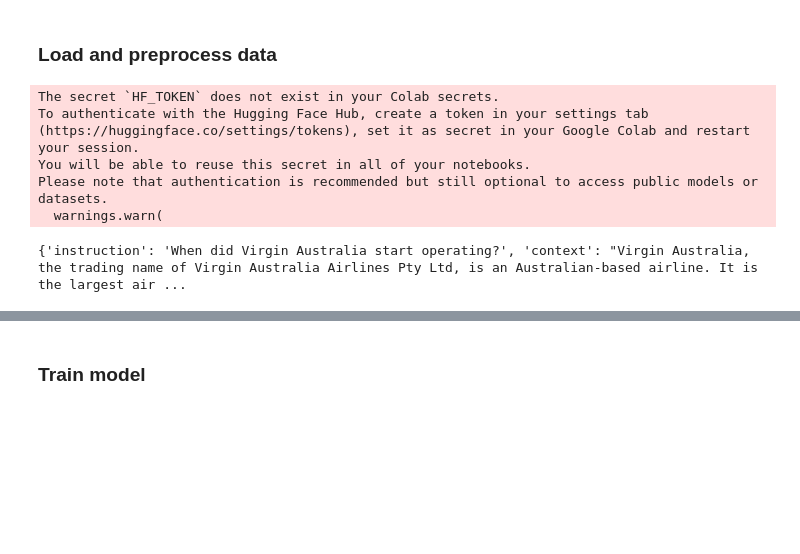
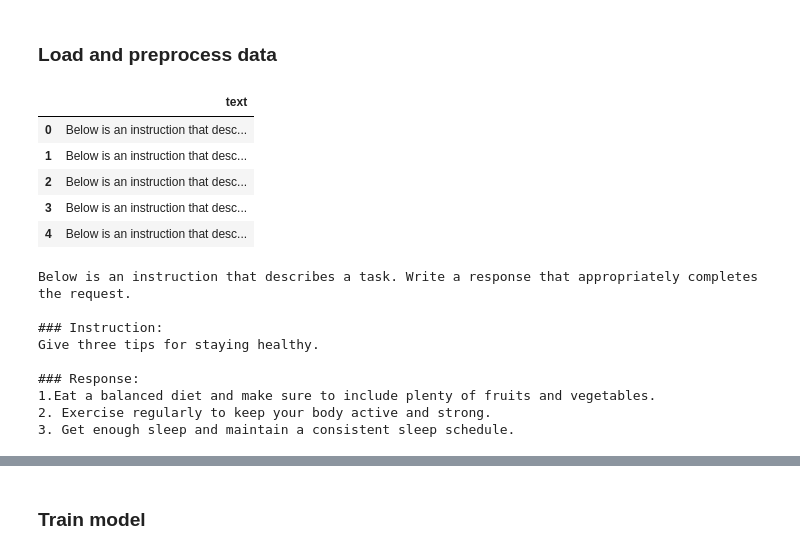
Before and after one commit to hastur66/qGPT2Chat, a Jupyter notebook: notebooks/gpt2_instruct_tune.ipynb, the cells around one changed output, grey strips where cells are left out. Cells and saved outputs as stored; diff of their text form; code cells hidden in the pictures; blank space fills up the shorter version.

```diff
--- a/notebooks/gpt2_instruct_tune.ipynb
+++ b/notebooks/gpt2_instruct_tune.ipynb
@@ -14,20 +18,29 @@ tf.config.list_physical_devices('GPU')
 # %% [markdown]
 ### Load and preprocess data
 # %%
-dataset = datasets.load_dataset("tatsu-lab/alpaca", split="trian")
+dataset = datasets.load_dataset("tatsu-lab/alpaca", split="train")
 df = pd.DataFrame(dataset)
 df = df[['text']]
 df.head()
 # %% [output]
-The secret `HF_TOKEN` does not exist in your Colab secrets.
-To authenticate with the Hugging Face Hub, create a token in your settings tab (https://huggingface.co/settings/tokens), set it as secret in your Google Colab and restart your session.
-You will be able to reuse this secret in all of your notebooks.
-Please note that authentication is recommended but still optional to access public models or datasets.
-  warnings.warn(
+|  | text |
+| 0 | Below is an instruction that desc... |
+| 1 | Below is an instruction that desc... |
+| 2 | Below is an instruction that desc... |
+| 3 | Below is an instruction that desc... |
+| 4 | Below is an instruction that desc... |
 # %%
-print(dataset['train'][0])
+print(dataset['text'][0])
 # %% [output]
-{'instruction': 'When did Virgin Australia start operating?', 'context': "Virgin Australia, the trading name of Virgin Australia Airlines Pty Ltd, is an Australian-based airline. It is the largest air ...
+Below is an instruction that describes a task. Write a response that appropriately completes the request.
+
+### Instruction:
+Give three tips for staying healthy.
+
+### Response:
+1.Eat a balanced diet and make sure to include plenty of fruits and vegetables.
+2. Exercise regularly to keep your body active and strong.
+3. Get enough sleep and maintain a consistent sleep schedule.
 # %%
 n = int(0.9 * len(df))
 train_examples = df[:n]
```
Also changed, not shown: parts of 11 cells of this notebook.
